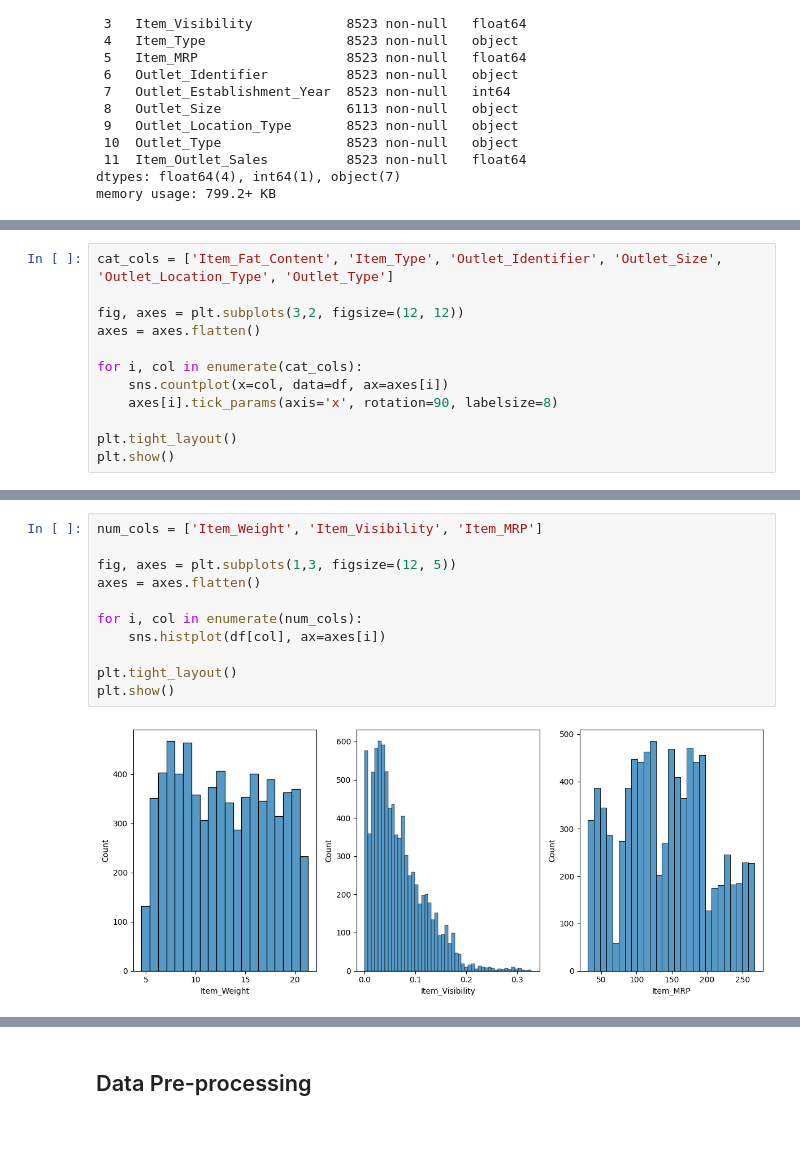
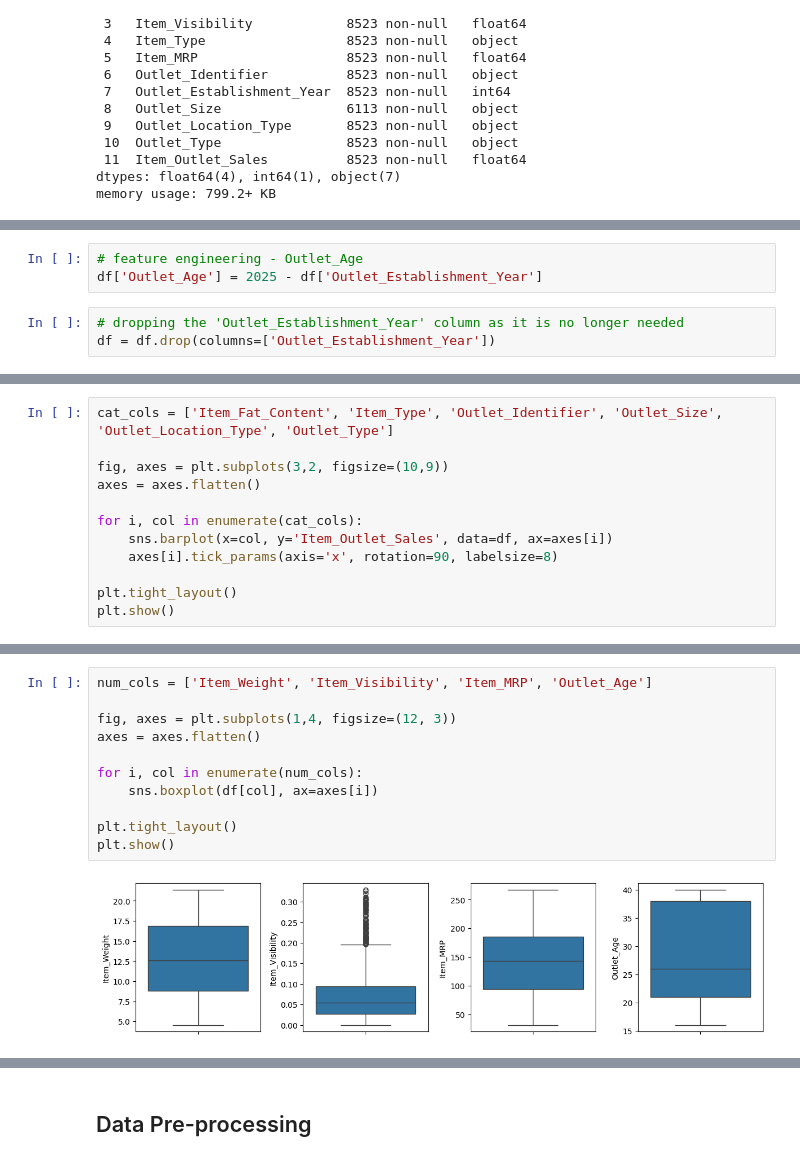
Before and after one commit to bichptn04/Big-Mart-Sales, a Jupyter notebook: Big Mart Sales Prediction.ipynb, the cells around one changed output, grey strips where cells are left out. Drawn from its saved outputs; the diff is of its cells as text; blank space fills up the shorter version.

```diff
--- a/Big Mart Sales Prediction.ipynb
+++ b/Big Mart Sales Prediction.ipynb
@@ -84,12 +73,0 @@ df.head()
-# %%
-cat_cols = ['Item_Fat_Content', 'Item_Type', 'Outlet_Identifier', 'Outlet_Size', 'Outlet_Location_Type', 'Outlet_Type']
-
-fig, axes = plt.subplots(3,2, figsize=(12, 12))
-axes = axes.flatten()
-
-for i, col in enumerate(cat_cols):
-    sns.countplot(x=col, data=df, ax=axes[i])
-    axes[i].tick_params(axis='x', rotation=90, labelsize=8)
-
-plt.tight_layout()
-plt.show()
@@ -97,0 +115,6 @@ plt.show()
+# %%
+# feature engineering - Outlet_Age
+df['Outlet_Age'] = 2025 - df['Outlet_Establishment_Year']
+# %%
+# dropping the 'Outlet_Establishment_Year' column as it is no longer needed
+df = df.drop(columns=['Outlet_Establishment_Year'])
@@ -97,0 +126,12 @@ plt.show()
+# %%
+cat_cols = ['Item_Fat_Content', 'Item_Type', 'Outlet_Identifier', 'Outlet_Size', 'Outlet_Location_Type', 'Outlet_Type']
+
+fig, axes = plt.subplots(3,2, figsize=(10,9))
+axes = axes.flatten()
+
+for i, col in enumerate(cat_cols):
+    sns.barplot(x=col, y='Item_Outlet_Sales', data=df, ax=axes[i])
+    axes[i].tick_params(axis='x', rotation=90, labelsize=8)
+
+plt.tight_layout()
+plt.show()
@@ -98,13 +140,13 @@ plt.show()
 # %%
-num_cols = ['Item_Weight', 'Item_Visibility', 'Item_MRP']
+num_cols = ['Item_Weight', 'Item_Visibility', 'Item_MRP', 'Outlet_Age']
 
-fig, axes = plt.subplots(1,3, figsize=(12, 5))
+fig, axes = plt.subplots(1,4, figsize=(12, 3))
 axes = axes.flatten()
 
 for i, col in enumerate(num_cols):
-    sns.histplot(df[col], ax=axes[i])
+    sns.boxplot(df[col], ax=axes[i])
 
 plt.tight_layout()
 plt.show()
 # %% [output]
-[figure, old version]
+[figure, new version]
```
Also changed, not shown: parts of 66 cells of this notebook.
